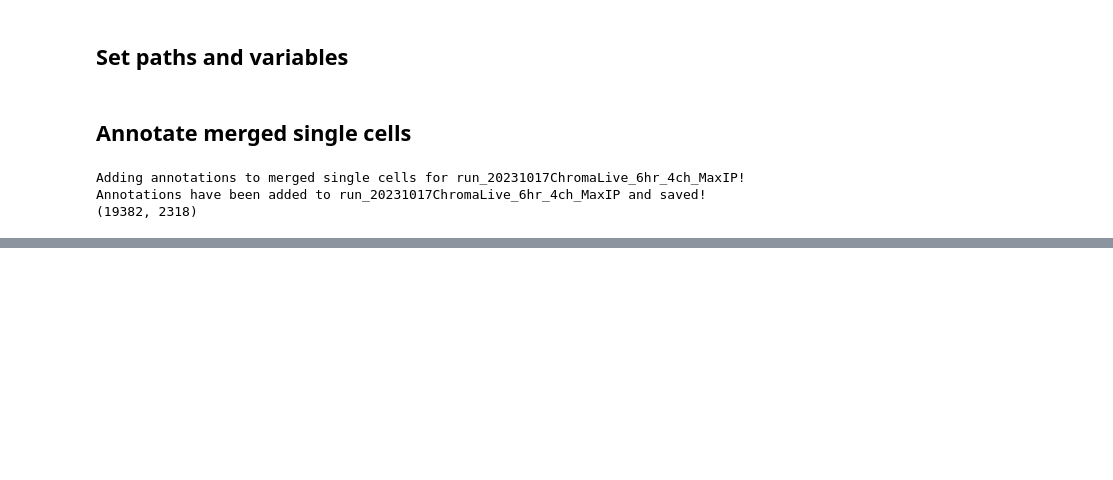
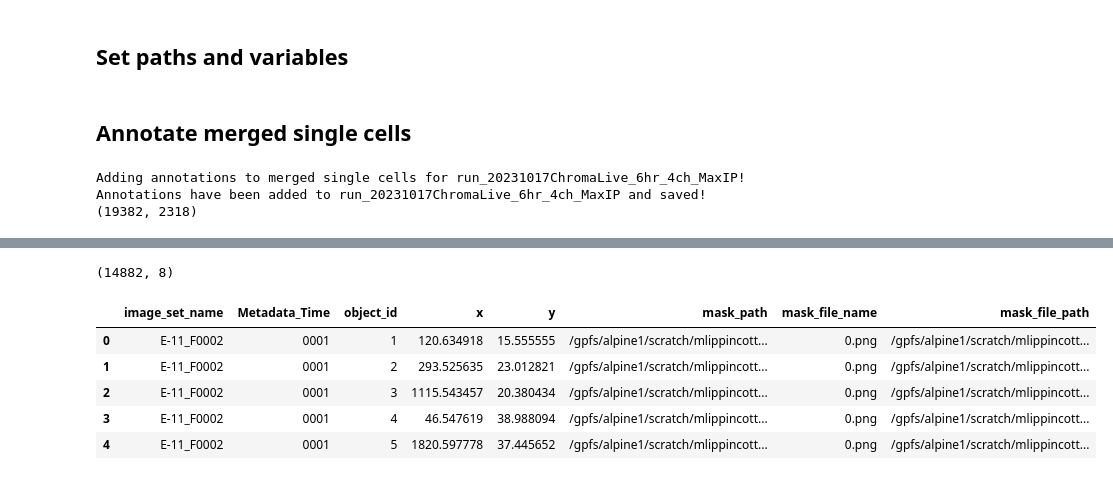
Before and after one commit to WayScience/live_cell_timelapse_apoptosis, a Jupyter notebook: 5.process_CP_features/notebooks/1.annotate_sc.ipynb, the cells around one changed output, grey strips where cells are left out. Drawn from its saved outputs; the diff is of its cells as text; code cells hidden in the pictures; blank space fills up the shorter version.

```diff
--- a/5.process_CP_features/notebooks/1.annotate_sc.ipynb
+++ b/5.process_CP_features/notebooks/1.annotate_sc.ipynb
@@ -112,0 +121,19 @@ Annotations have been added to run_20231017ChromaLive_6hr_4ch_MaxIP and saved!
+# %%
+# change frame to Metadata_Time
+location_metadata_df.rename(columns={"frame": "Metadata_Time"}, inplace=True)
+# add 1 to Metadata_Time to match the timepoints in the single cell data
+location_metadata_df["Metadata_Time"] = location_metadata_df["Metadata_Time"] + 1
+# change formatting to leading 4 zeros
+location_metadata_df["Metadata_Time"] = location_metadata_df["Metadata_Time"].apply(
+    lambda x: f"{x:04}"
+)
+print(location_metadata_df.shape)
+location_metadata_df.head()
+# %% [output]
+(14882, 8)
+|  | image_set_name | Metadata_Time | object_id | x | y | mask_path | mask_file_name | mask_file_path |
+| 0 | E-11_F0002 | 0001 | 1 | 120.634918 | 15.555555 | /gpfs/alpine1/scratch/mlippincott... | 0.png | /gpfs/alpine1/scratch/mlippincott... |
+| 1 | E-11_F0002 | 0001 | 2 | 293.525635 | 23.012821 | /gpfs/alpine1/scratch/mlippincott... | 0.png | /gpfs/alpine1/scratch/mlippincott... |
+| 2 | E-11_F0002 | 0001 | 3 | 1115.543457 | 20.380434 | /gpfs/alpine1/scratch/mlippincott... | 0.png | /gpfs/alpine1/scratch/mlippincott... |
+| 3 | E-11_F0002 | 0001 | 4 | 46.547619 | 38.988094 | /gpfs/alpine1/scratch/mlippincott... | 0.png | /gpfs/alpine1/scratch/mlippincott... |
+| 4 | E-11_F0002 | 0001 | 5 | 1820.597778 | 37.445652 | /gpfs/alpine1/scratch/mlippincott... | 0.png | /gpfs/alpine1/scratch/mlippincott... |
```
Also changed, not shown: parts of 9 cells of this notebook, 5 other files.
